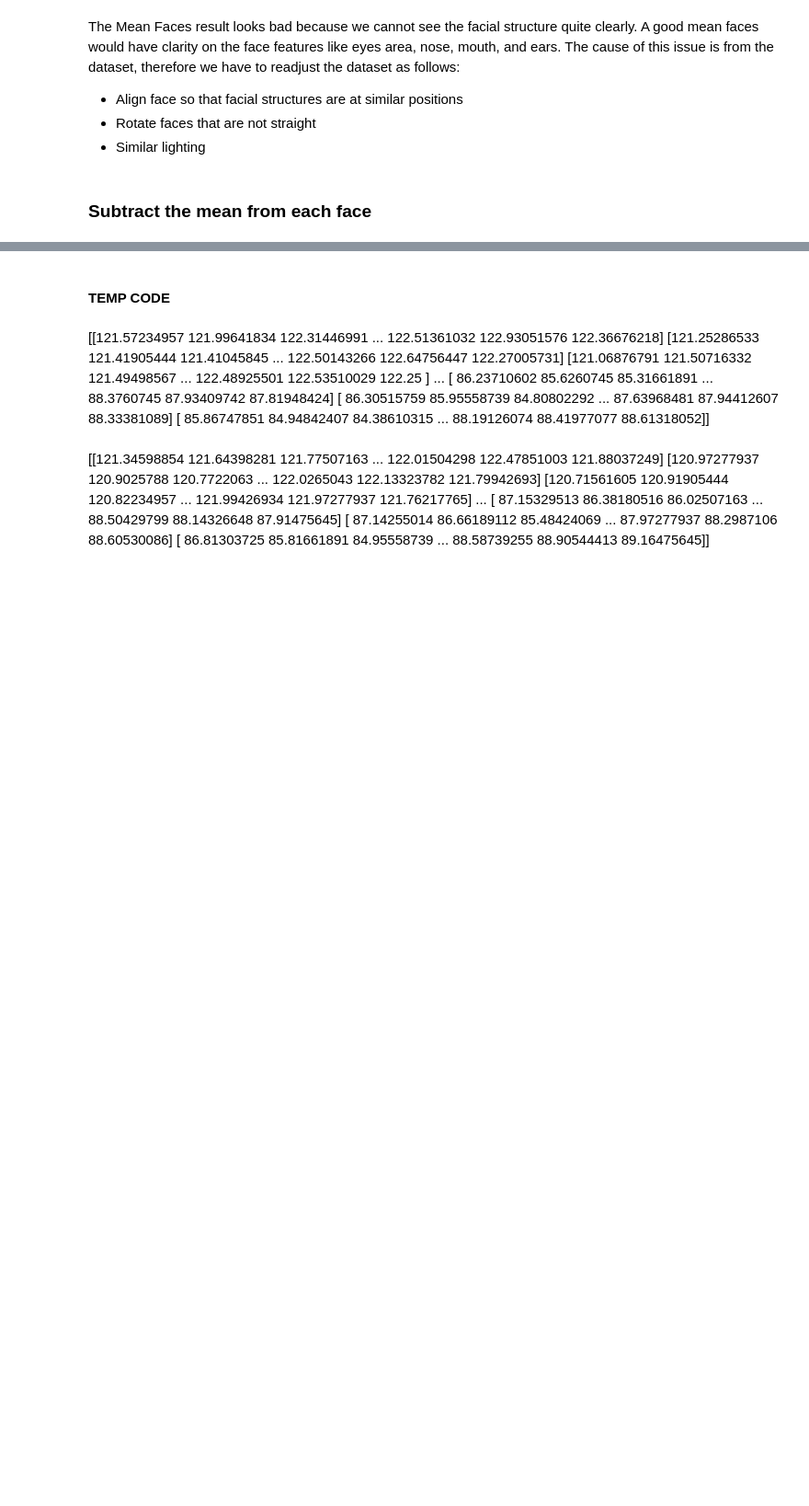
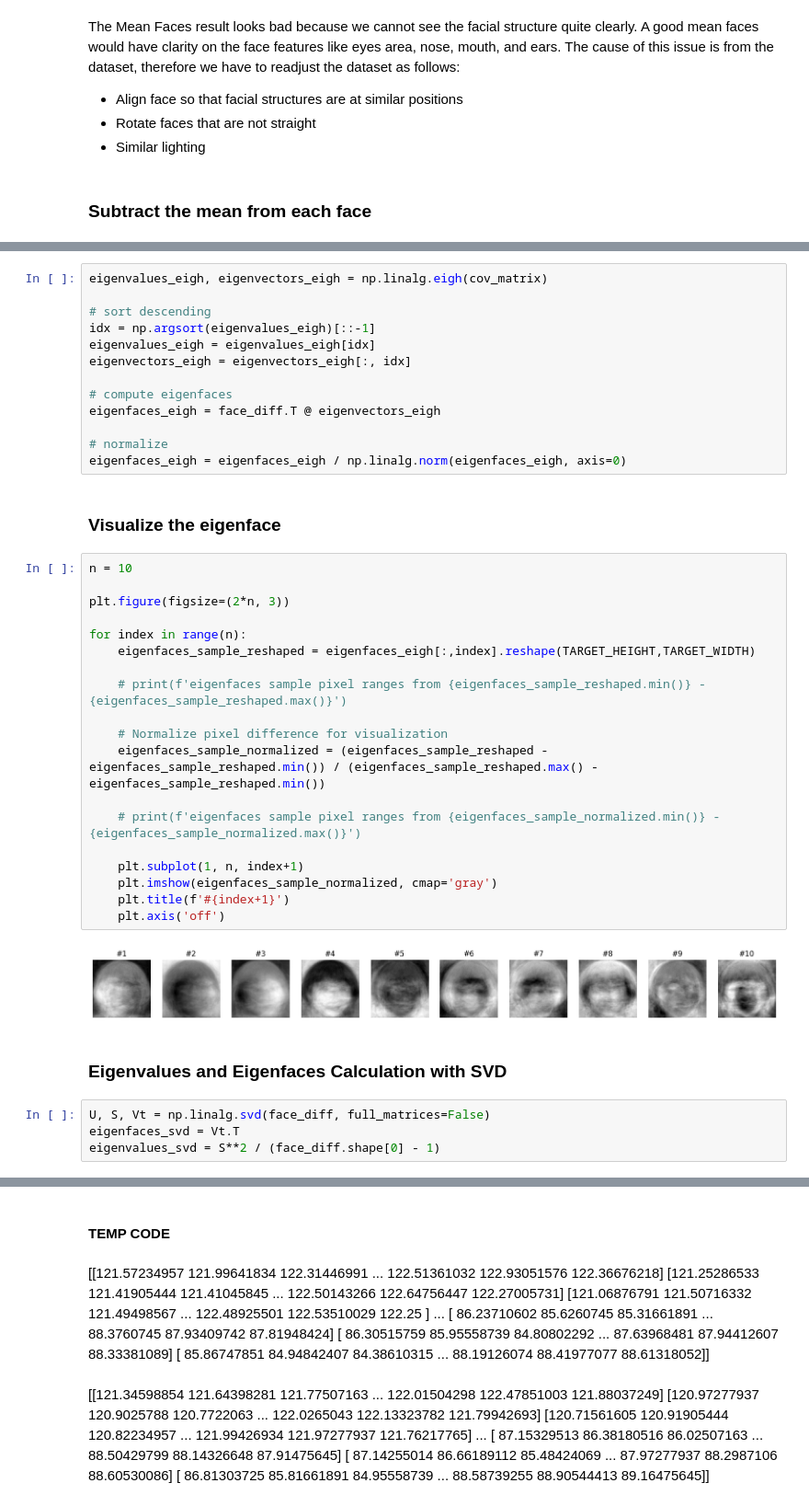
Before and after one commit to ReinerJasin/face_recognition_eigenfaces, a Jupyter notebook: project/face_recognition.ipynb, the cells around one changed output, grey strips where cells are left out. Shown at 92% size. Cells and saved outputs as stored; diff of their text form; blank space fills up the shorter version.

```diff
--- a/project/face_recognition.ipynb
+++ b/project/face_recognition.ipynb
@@ -251,0 +280,42 @@ After normalized ranges from 0.0 - 1.0
+# %%
+eigenvalues_eigh, eigenvectors_eigh = np.linalg.eigh(cov_matrix)
+
+# sort descending
+idx = np.argsort(eigenvalues_eigh)[::-1]
+eigenvalues_eigh = eigenvalues_eigh[idx]
+eigenvectors_eigh = eigenvectors_eigh[:, idx]
+
+# compute eigenfaces
+eigenfaces_eigh = face_diff.T @ eigenvectors_eigh
+
+# normalize
+eigenfaces_eigh = eigenfaces_eigh / np.linalg.norm(eigenfaces_eigh, axis=0)
+# %% [markdown]
+### Visualize the eigenface
+# %%
+n = 10
+
+plt.figure(figsize=(2*n, 3))
+
+for index in range(n):
+    eigenfaces_sample_reshaped = eigenfaces_eigh[:,index].reshape(TARGET_HEIGHT,TARGET_WIDTH)
+
+    # print(f'eigenfaces sample pixel ranges from {eigenfaces_sample_reshaped.min()} - {eigenfaces_sample_reshaped.max()}')
+
+    # Normalize pixel difference for visualization
+    eigenfaces_sample_normalized = (eigenfaces_sample_reshaped - eigenfaces_sample_reshaped.min()) / (eigenfaces_sample_reshaped.max() - eigenfaces_sample_reshaped.min())
+
+    # print(f'eigenfaces sample pixel ranges from {eigenfaces_sample_normalized.min()} - {eigenfaces_sample_normalized.max()}')
+
+    plt.subplot(1, n, index+1)
+    plt.imshow(eigenfaces_sample_normalized, cmap='gray')
+    plt.title(f'#{index+1}')
+    plt.axis('off')
+# %% [output]
+[figure, added]
+# %% [markdown]
+### Eigenvalues and Eigenfaces Calculation with SVD
+# %%
+U, S, Vt = np.linalg.svd(face_diff, full_matrices=False)
+eigenfaces_svd = Vt.T
+eigenvalues_svd = S**2 / (face_diff.shape[0] - 1)
```
Also changed, not shown: parts of 13 cells of this notebook.
